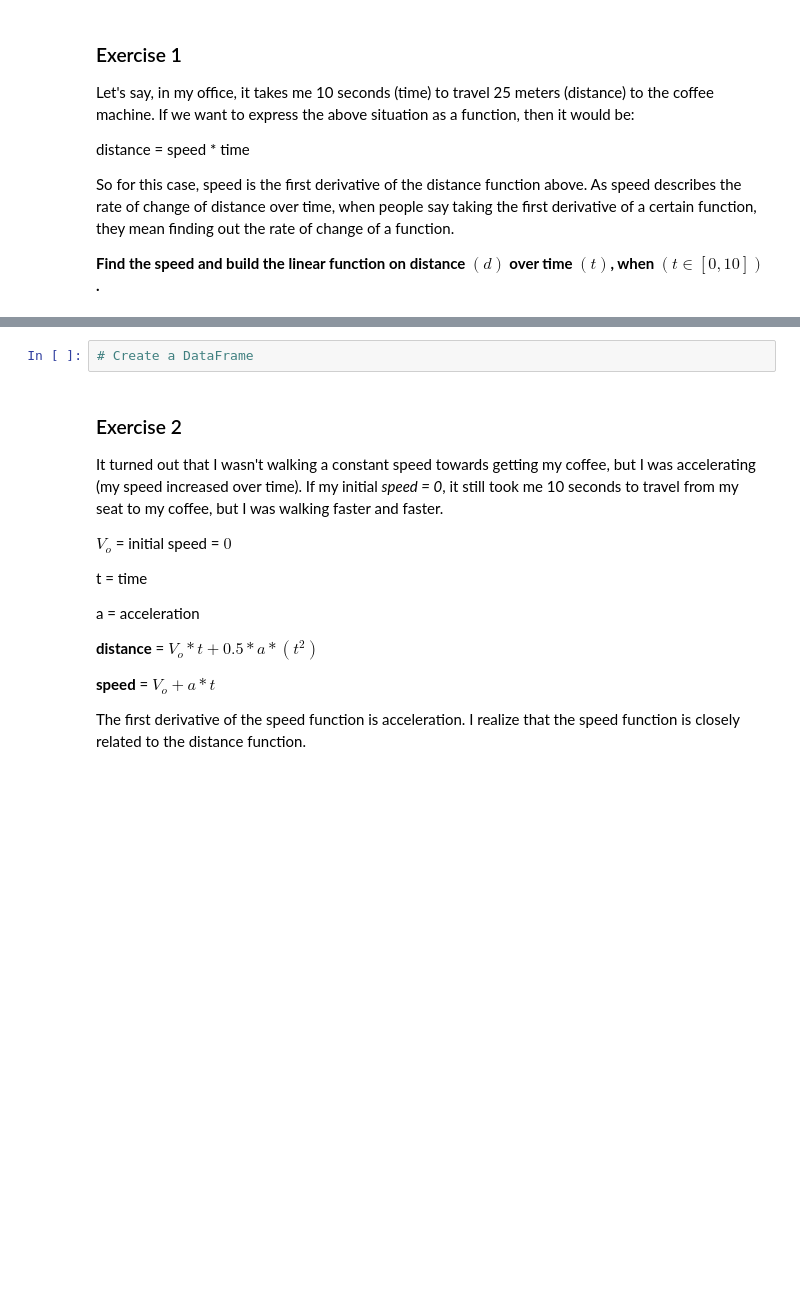
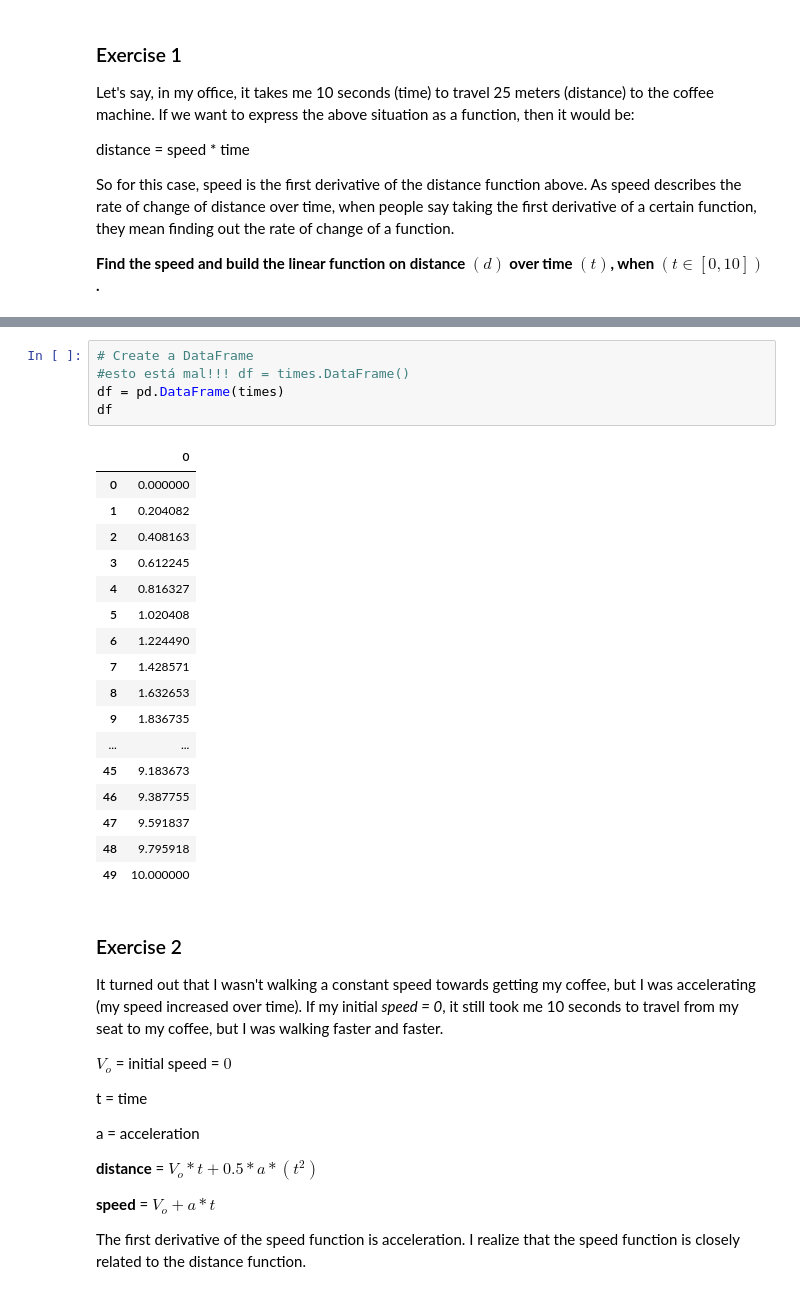
Before and after one commit to 4GeeksAcademy/calculus-and-algebra-problems-with-pythonDianam3, a Jupyter notebook: notebook/problems.ipynb, the cells around one changed output, grey strips where cells are left out. Cells and saved outputs as stored; diff of their text form; blank space fills up the shorter version.

```diff
--- a/notebook/problems.ipynb
+++ b/notebook/problems.ipynb
@@ -33,5 +57,26 @@ HOLA
 # %%
 # Create a DataFrame
+#esto está mal!!! df = times.DataFrame()
+df = pd.DataFrame(times)
+df
+# %% [output]
+|  | 0 |
+| 0 | 0.000000 |
+| 1 | 0.204082 |
+| 2 | 0.408163 |
+| 3 | 0.612245 |
+| 4 | 0.816327 |
+| 5 | 1.020408 |
+| 6 | 1.224490 |
+| 7 | 1.428571 |
+| 8 | 1.632653 |
+| 9 | 1.836735 |
+| ... | ... |
+| 45 | 9.183673 |
+| 46 | 9.387755 |
+| 47 | 9.591837 |
+| 48 | 9.795918 |
+| 49 | 10.000000 |
 # %% [markdown]
 ### Exercise 2
 
```
Also changed, not shown: parts of 2 cells of this notebook.
